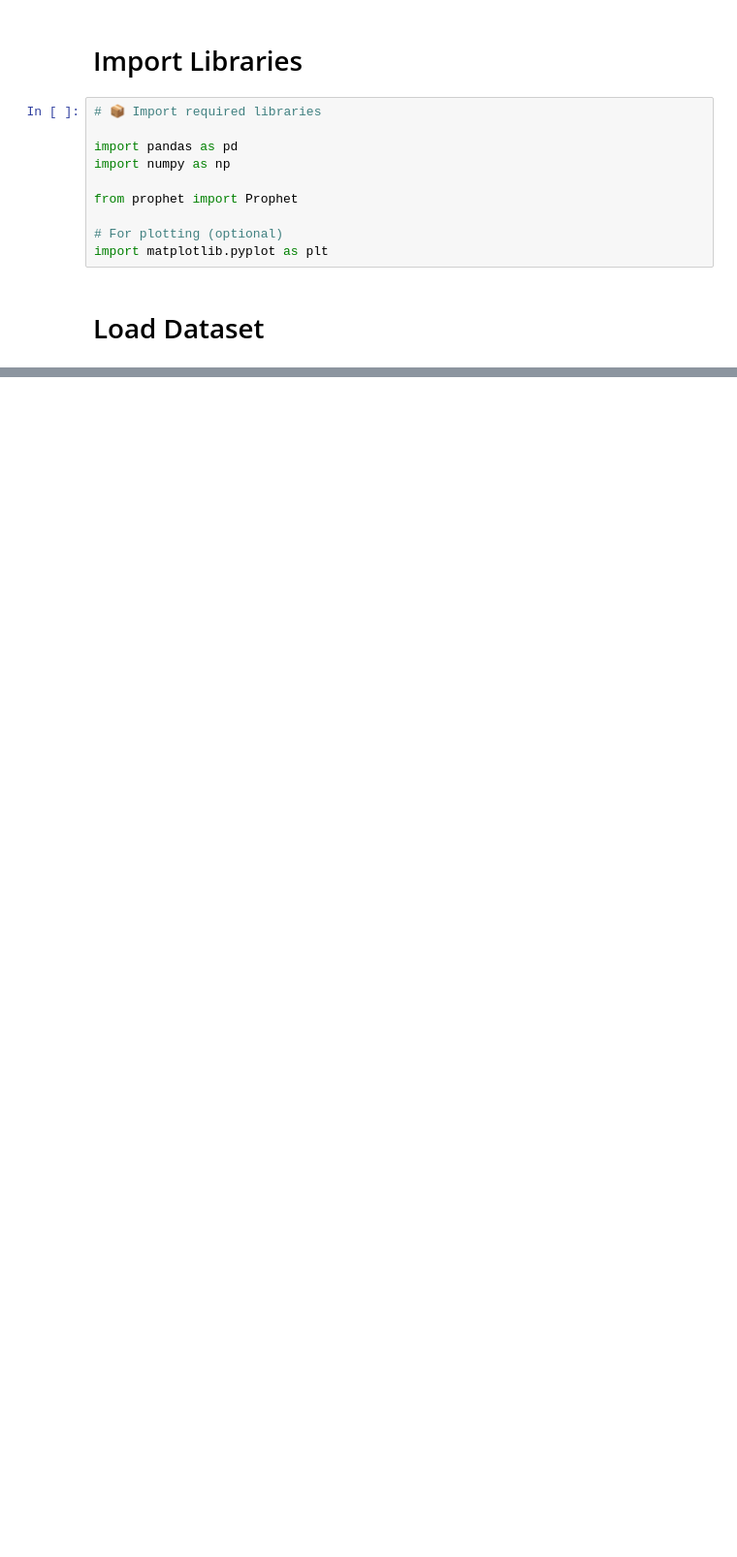
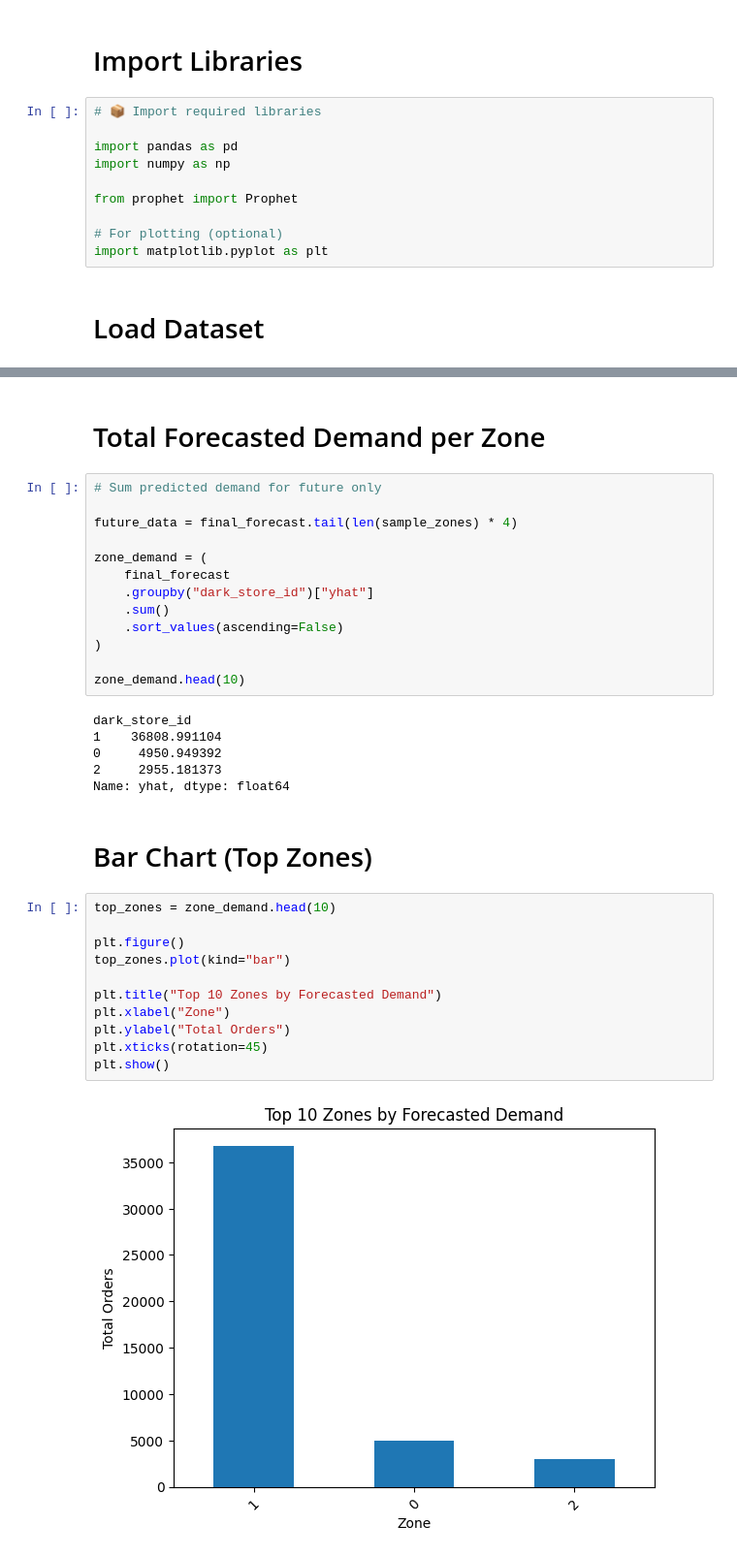
Before and after one commit to Snehayadav13/SCA_DARK_STORES, a Jupyter notebook: notebooks/03_demand_forecasting.ipynb, the cells around one changed output, grey strips where cells are left out. Shown at 97% size. Cells and saved outputs as stored; diff of their text form; blank space fills up the shorter version.

```diff
--- a/notebooks/03_demand_forecasting.ipynb
+++ b/notebooks/03_demand_forecasting.ipynb
@@ -49,0 +241,36 @@ sys.path.append(os.path.abspath(".."))
+# %% [markdown]
+# Total Forecasted Demand per Zone
+# %%
+# Sum predicted demand for future only
+
+future_data = final_forecast.tail(len(sample_zones) * 4)
+
+zone_demand = (
+    final_forecast
+    .groupby("dark_store_id")["yhat"]
+    .sum()
+    .sort_values(ascending=False)
+)
+
+zone_demand.head(10)
+# %% [output]
+dark_store_id
+1    36808.991104
+0     4950.949392
+2     2955.181373
+Name: yhat, dtype: float64
+# %% [markdown]
+# Bar Chart (Top Zones)
+# %%
+top_zones = zone_demand.head(10)
+
+plt.figure()
+top_zones.plot(kind="bar")
+
+plt.title("Top 10 Zones by Forecasted Demand")
+plt.xlabel("Zone")
+plt.ylabel("Total Orders")
+plt.xticks(rotation=45)
+plt.show()
+# %% [output]
+[figure, added]
```
Also changed, not shown: parts of 14 cells of this notebook.
